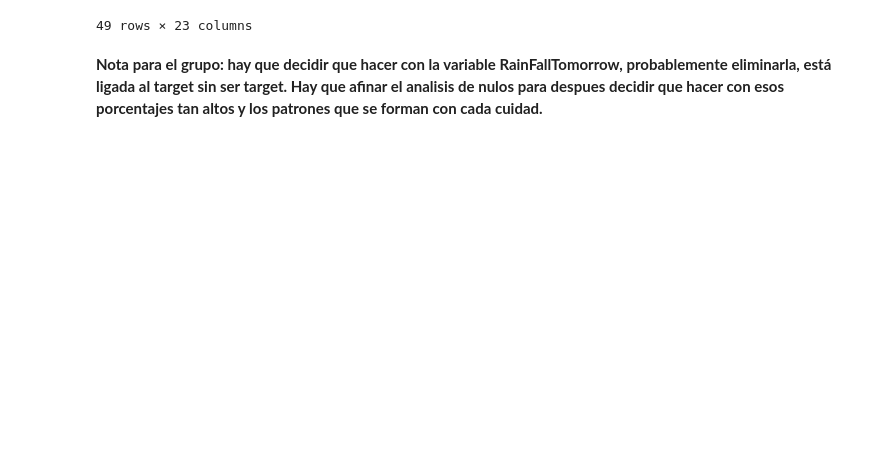
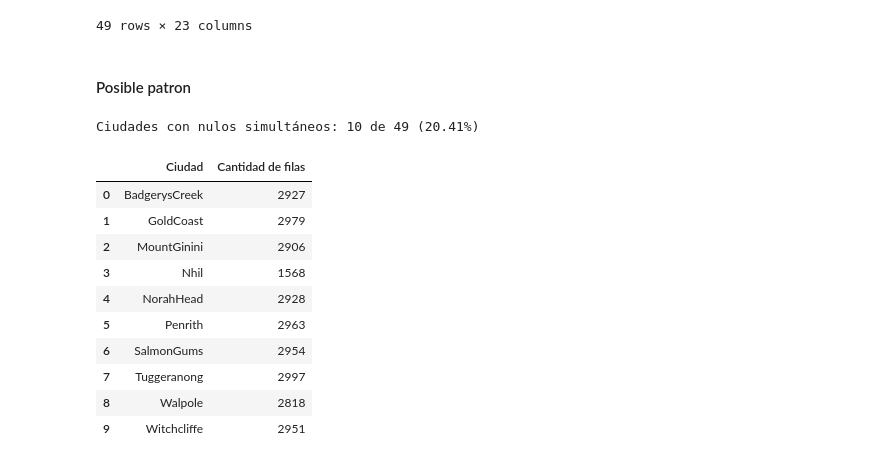
Before and after one commit to AlvaTF/TP-AA1-Ruiz-Toledo-Mendoza, a Jupyter notebook: TP_2/TP_clasificacion_AA1.ipynb, the cells around one changed output. Cells and saved outputs as stored; diff of their text form; code cells hidden in the pictures; blank space fills up the shorter version.

Commit message:
avanzo sobre el analisis de nulos

```diff
--- a/TP_2/TP_clasificacion_AA1.ipynb
+++ b/TP_2/TP_clasificacion_AA1.ipynb
@@ -230,5 +230,40 @@ Name: count, dtype: int64
 | Wollongong | 0.0 | 0.368880 | 0.100604 | 1.341382 | 100.000000 | 100.000000 | 0.335345 | 0.335345 | 3.957076 | ... |
 | Woomera | 0.0 | 0.133779 | 0.066890 | 0.200669 | 14.247492 | 33.010033 | 1.270903 | 1.270903 | 0.969900 | ... |
 49 rows × 23 columns
-# %% [markdown]
-**Nota para el grupo: hay que decidir que hacer con la variable RainFallTomorrow, probablemente eliminarla, está ligada al target sin ser target. Hay que afinar el analisis de nulos para despues decidir que hacer con esos porcentajes tan altos y los patrones que se forman con cada cuidad.**
+# %% [markdown]
+#### Posible patron
+# %%
+columnas = ["Evaporation", "Sunshine", "Cloud3pm", "Cloud9am"]
+
+nulos_simultaneos_por_fila = df[columnas].isna().all(axis=1)
+
+resumen_ciudades = nulos_simultaneos_por_fila.groupby(df["Location"]).agg(
+  todas_las_filas_nulas="all",
+  cantidad_filas="size"
+)
+
+ciudades_con_nulos_simultaneos = (
+  resumen_ciudades.loc[resumen_ciudades["todas_las_filas_nulas"], "cantidad_filas"]
+  .rename_axis("Ciudad")
+  .reset_index(name="Cantidad de filas")
+)
+
+total_ciudades = df["Location"].nunique()
+ciudades_con_nulos = ciudades_con_nulos_simultaneos["Ciudad"].nunique()
+porcentaje = ciudades_con_nulos / total_ciudades * 100
+
+print(f"Ciudades con nulos simultáneos: {ciudades_con_nulos} de {total_ciudades} ({porcentaje:.2f}%)")
+display(ciudades_con_nulos_simultaneos)
+# %% [output]
+Ciudades con nulos simultáneos: 10 de 49 (20.41%)
+|  | Ciudad | Cantidad de filas |
+| 0 | BadgerysCreek | 2927 |
+| 1 | GoldCoast | 2979 |
+| 2 | MountGinini | 2906 |
+| 3 | Nhil | 1568 |
+| 4 | NorahHead | 2928 |
+| 5 | Penrith | 2963 |
+| 6 | SalmonGums | 2954 |
+| 7 | Tuggeranong | 2997 |
+| 8 | Walpole | 2818 |
+| 9 | Witchcliffe | 2951 |
```
Also changed, not shown: parts of 5 cells of this notebook.
